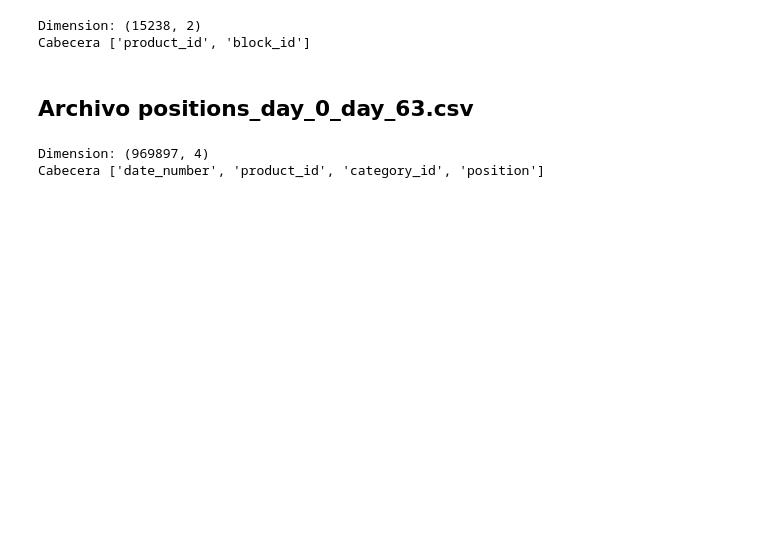
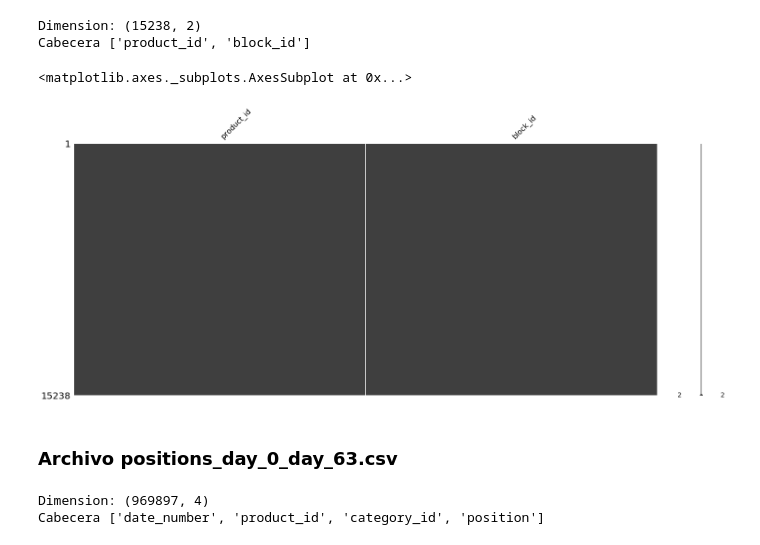
Before and after one commit to rodgomrod/Zara_Competition, a Jupyter notebook: Notebooks/1_EDA.ipynb, the cells around one changed output. Cells and saved outputs as stored; diff of their text form; code cells hidden in the pictures; blank space fills up the shorter version.

```diff
--- a/Notebooks/1_EDA.ipynb
+++ b/Notebooks/1_EDA.ipynb
@@ -45,11 +56,14 @@ Dimension: (15238, 2)
 Cabecera ['product_id', 'block_id']
 # %%
 # Comprobamos si hay nulos en el dataset
-# msn.matrix(products_blocks)
+msn.matrix(products_blocks)
+# %% [output]
+<matplotlib.axes._subplots.AxesSubplot at 0x...>
+[figure, added]
 # %%
 # products_blocks.head()
 # %% [markdown]
-## Archivo positions_day_0_day_63.csv
+### Archivo positions_day_0_day_63.csv
 # %%
 product_positions_0_63 = pd.read_csv("../data/positions_day_0_day_63.csv")
 
```
Also changed, not shown: parts of 51 cells of this notebook.
